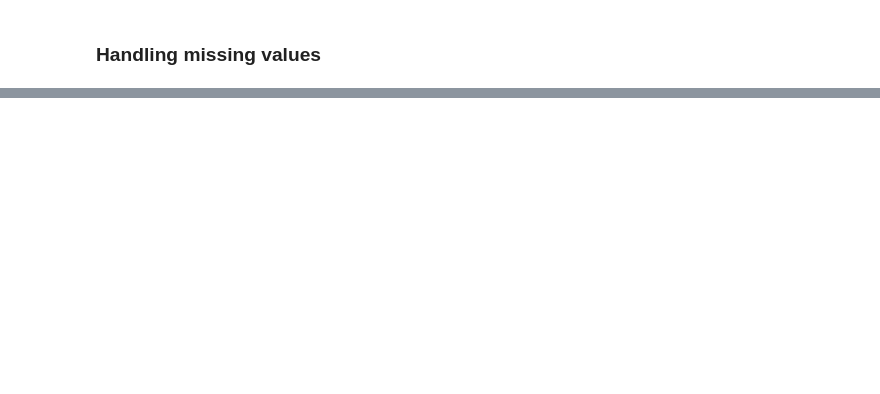
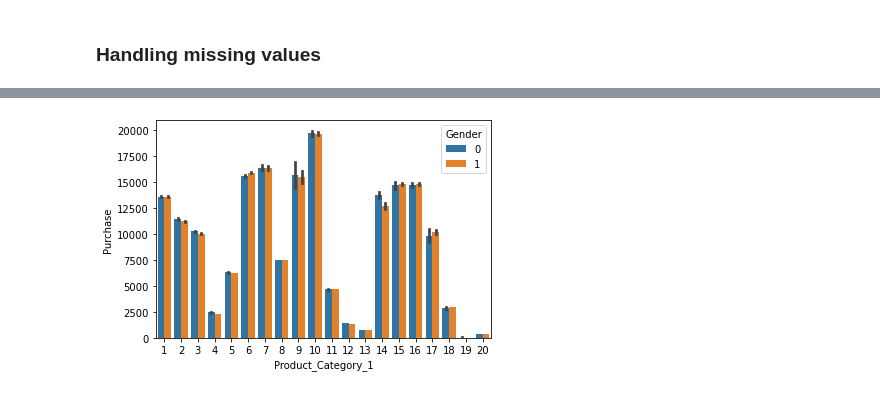
Before and after one commit to Priya-088/Full_Stack_Data_Science, a Jupyter notebook: DS Projects/Black_Friday_EDA_Featuring_Engineering.ipynb, the cells around one changed output, grey strips where cells are left out. Cells and saved outputs as stored; diff of their text form; code cells hidden in the pictures; blank space fills up the shorter version.

```diff
--- a/DS Projects/Black_Friday_EDA_Featuring_Engineering.ipynb
+++ b/DS Projects/Black_Friday_EDA_Featuring_Engineering.ipynb
@@ -250,0 +497,5 @@ df.head(5)
+# %%
+# Product_Category_3 Vs Purchase
+sns.barplot('Product_Category_1','Purchase',hue='Gender',data=df);
+# %% [output]
+[figure, added]
```
Also changed, not shown: parts of 43 cells of this notebook.
